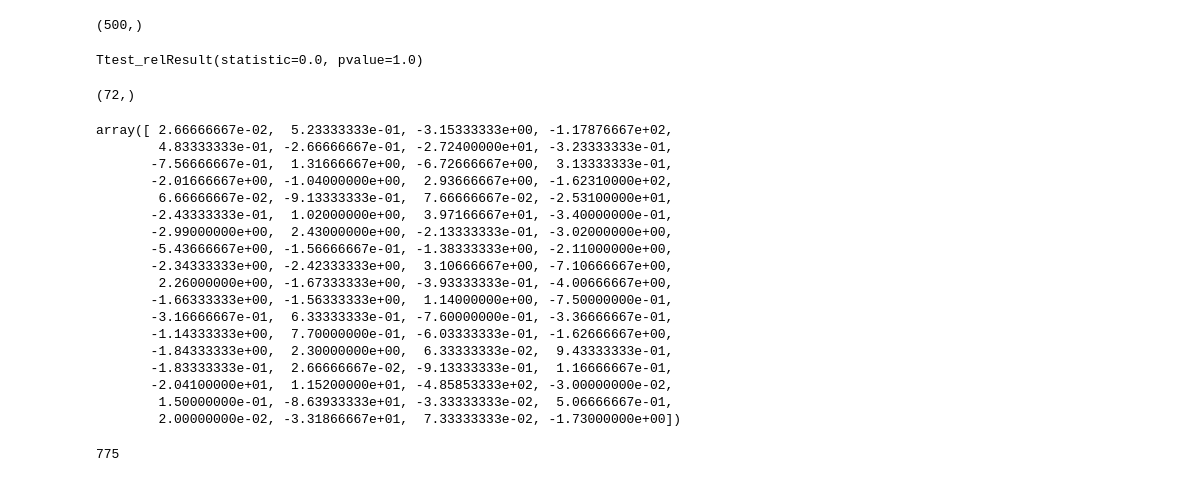
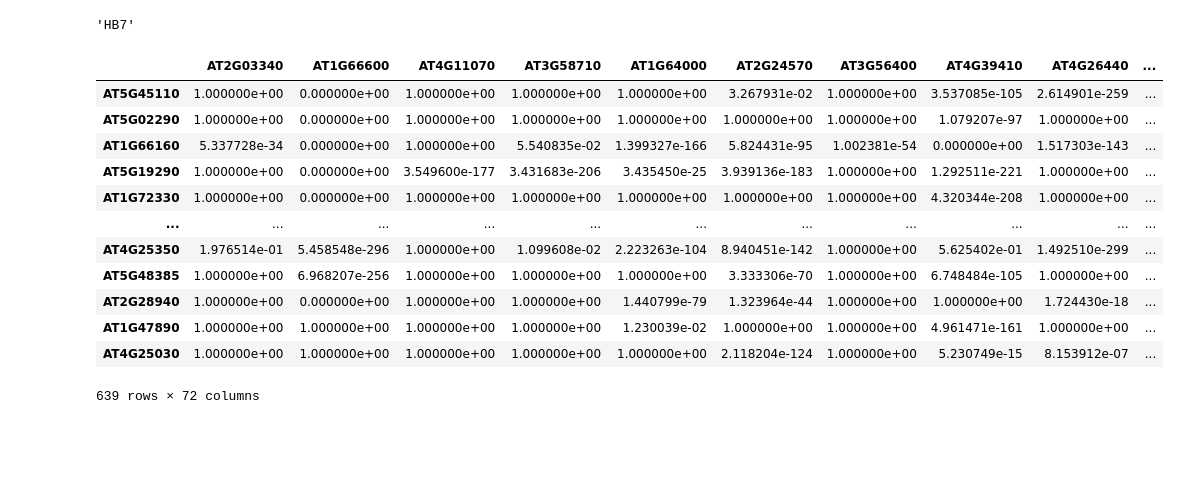
Before and after one commit to IcyFermion/feature_synergy, a Jupyter notebook: exp_wrky_perturb.ipynb, the cells around one changed output. Cells and saved outputs as stored; diff of their text form; code cells hidden in the pictures; blank space fills up the shorter version.

```diff
--- a/exp_wrky_perturb.ipynb
+++ b/exp_wrky_perturb.ipynb
@@ -29,7 +29,7 @@ num_rf_predictors = 500
 
 target_tf = 'AT2G46680'
 
-induction_flag = 0
+induction_flag = -1
 mp_threads = 20
 # if (len(sys.argv)>=3):
 #     induction_flag = bool(sys.argv[1])
@@ -44,7 +44,7 @@ def choose_2_3(iterable):
     return chain.from_iterable(combinations(s, r) for r in range(2,4))
 # %%
 target_df = pd.read_csv('data/wrky_targets_neg.csv')
-if (induction_flag):
+if (induction_flag > 0):
     target_df = pd.read_csv('data/wrky_targets_pos.csv')
 deg_genes = target_df['Gene']
 # %%
@@ -74,7 +74,9 @@ result_measure_list = []
 p_val_res_list = []
 
 for target_gene in tqdm(target_genes):
-    train_gene_index = tf_list[tf_list != target_gene]
+    # train_gene_index = tf_list[tf_list != target_gene]
+    train_gene_index = tf_list
+
     ts_train_X = ts_df[ts_exp_index_source].T[train_gene_index]
 
     ts_train_y = ts_train_y_list.loc[target_gene]
@@ -122,10 +108,3 @@ array([0., 0., 0., 0., 0., 0., 0., 0., 0., 0., 0., 0., 0., 0., 0., 0., 0.,
-# %%
-np.array(results)[:,1].shape
-# %% [output]
-(500,)
-# %%
-from scipy import stats
-stats.ttest_rel([1,2,3], [3,2,1])
-# pairedtest([0,0,0], [0,0,0], 1000)
-# %% [output]
-Ttest_relResult(statistic=0.0, pvalue=1.0)
+# %%
+tf_df.index = tf_df['Gene']
+out_df = pd.DataFrame(index=target_genes, columns=tf_df.loc[tf_list]['Symbol'], data=np.array(p_val_res_list))
@@ -132,3 +113,24 @@ Ttest_relResult(statistic=0.0, pvalue=1.0)
+# %%
+tf_df.index = tf_df['Gene']
+tf_df.loc[tf_list]['Symbol']
+# %% [output]
+'HB7'
+# %%
+out_df
+# %% [output]
+|  | AT2G03340 | AT1G66600 | AT4G11070 | AT3G58710 | AT1G64000 | AT2G24570 | AT3G56400 | AT4G39410 | AT4G26440 | ... |
+| AT5G45110 | 1.000000e+00 | 0.000000e+00 | 1.000000e+00 | 1.000000e+00 | 1.000000e+00 | 3.267931e-02 | 1.000000e+00 | 3.537085e-105 | 2.614901e-259 | ... |
+| AT5G02290 | 1.000000e+00 | 0.000000e+00 | 1.000000e+00 | 1.000000e+00 | 1.000000e+00 | 1.000000e+00 | 1.000000e+00 | 1.079207e-97 | 1.000000e+00 | ... |
+| AT1G66160 | 5.337728e-34 | 0.000000e+00 | 1.000000e+00 | 5.540835e-02 | 1.399327e-166 | 5.824431e-95 | 1.002381e-54 | 0.000000e+00 | 1.517303e-143 | ... |
+| AT5G19290 | 1.000000e+00 | 0.000000e+00 | 3.549600e-177 | 3.431683e-206 | 3.435450e-25 | 3.939136e-183 | 1.000000e+00 | 1.292511e-221 | 1.000000e+00 | ... |
+| AT1G72330 | 1.000000e+00 | 0.000000e+00 | 1.000000e+00 | 1.000000e+00 | 1.000000e+00 | 1.000000e+00 | 1.000000e+00 | 4.320344e-208 | 1.000000e+00 | ... |
+| ... | ... | ... | ... | ... | ... | ... | ... | ... | ... | ... |
+| AT4G25350 | 1.976514e-01 | 5.458548e-296 | 1.000000e+00 | 1.099608e-02 | 2.223263e-104 | 8.940451e-142 | 1.000000e+00 | 5.625402e-01 | 1.492510e-299 | ... |
+| AT5G48385 | 1.000000e+00 | 6.968207e-256 | 1.000000e+00 | 1.000000e+00 | 1.000000e+00 | 3.333306e-70 | 1.000000e+00 | 6.748484e-105 | 1.000000e+00 | ... |
+| AT2G28940 | 1.000000e+00 | 0.000000e+00 | 1.000000e+00 | 1.000000e+00 | 1.440799e-79 | 1.323964e-44 | 1.000000e+00 | 1.000000e+00 | 1.724430e-18 | ... |
+| AT1G47890 | 1.000000e+00 | 1.000000e+00 | 1.000000e+00 | 1.000000e+00 | 1.230039e-02 | 1.000000e+00 | 1.000000e+00 | 4.961471e-161 | 1.000000e+00 | ... |
+| AT4G25030 | 1.000000e+00 | 1.000000e+00 | 1.000000e+00 | 1.000000e+00 | 1.000000e+00 | 2.118204e-124 | 1.000000e+00 | 5.230749e-15 | 8.153912e-07 | ... |
+639 rows × 72 columns
 # %%
 
 regr = RandomForestRegressor(random_state=0)
@@ -236,36 +234,0 @@ regr = regr.fit(ts_train_X, ts_train_y)
-# %%
-# input_mean['AT2G44745'] -= 3
-perturbation_input = input_mean.copy()
-perturbation_input[target_tf] += input_std[target_tf]*perturbation_factor
-perturbation_input = np.tile(perturbation_input.values, (len(input_mean),1))
-for i, tf_name in enumerate(tf_list):
-    if tf_name == target_tf: continue
-    perturbation_input[i][i] += input_std[tf_name]*perturbation_factor
-regr.predict(perturbation_input)
-# %% [output]
-(72,)
-# %%
-regr.predict(np.array(input_mean).reshape(1,-1))[0] - regr.predict(perturbation_input)
-# %% [output]
-array([ 2.66666667e-02,  5.23333333e-01, -3.15333333e+00, -1.17876667e+02,
-        4.83333333e-01, -2.66666667e-01, -2.72400000e+01, -3.23333333e-01,
-       -7.56666667e-01,  1.31666667e+00, -6.72666667e+00,  3.13333333e-01,
-       -2.01666667e+00, -1.04000000e+00,  2.93666667e+00, -1.62310000e+02,
-        6.66666667e-02, -9.13333333e-01,  7.66666667e-02, -2.53100000e+01,
-       -2.43333333e-01,  1.02000000e+00,  3.97166667e+01, -3.40000000e-01,
-       -2.99000000e+00,  2.43000000e+00, -2.13333333e-01, -3.02000000e+00,
-       -5.43666667e+00, -1.56666667e-01, -1.38333333e+00, -2.11000000e+00,
-       -2.34333333e+00, -2.42333333e+00,  3.10666667e+00, -7.10666667e+00,
-        2.26000000e+00, -1.67333333e+00, -3.93333333e-01, -4.00666667e+00,
-       -1.66333333e+00, -1.56333333e+00,  1.14000000e+00, -7.50000000e-01,
-       -3.16666667e-01,  6.33333333e-01, -7.60000000e-01, -3.36666667e-01,
-       -1.14333333e+00,  7.70000000e-01, -6.03333333e-01, -1.62666667e+00,
-       -1.84333333e+00,  2.30000000e+00,  6.33333333e-02,  9.43333333e-01,
-       -1.83333333e-01,  2.66666667e-02, -9.13333333e-01,  1.16666667e-01,
-       -2.04100000e+01,  1.15200000e+01, -4.85853333e+02, -3.00000000e-02,
-        1.50000000e-01, -8.63933333e+01, -3.33333333e-02,  5.06666667e-01,
-        2.00000000e-02, -3.31866667e+01,  7.33333333e-02, -1.73000000e+00])
-# %%
-len(target_genes)
-# %% [output]
-775
```
Also changed, not shown: parts of 26 cells of this notebook, 2 other files.
